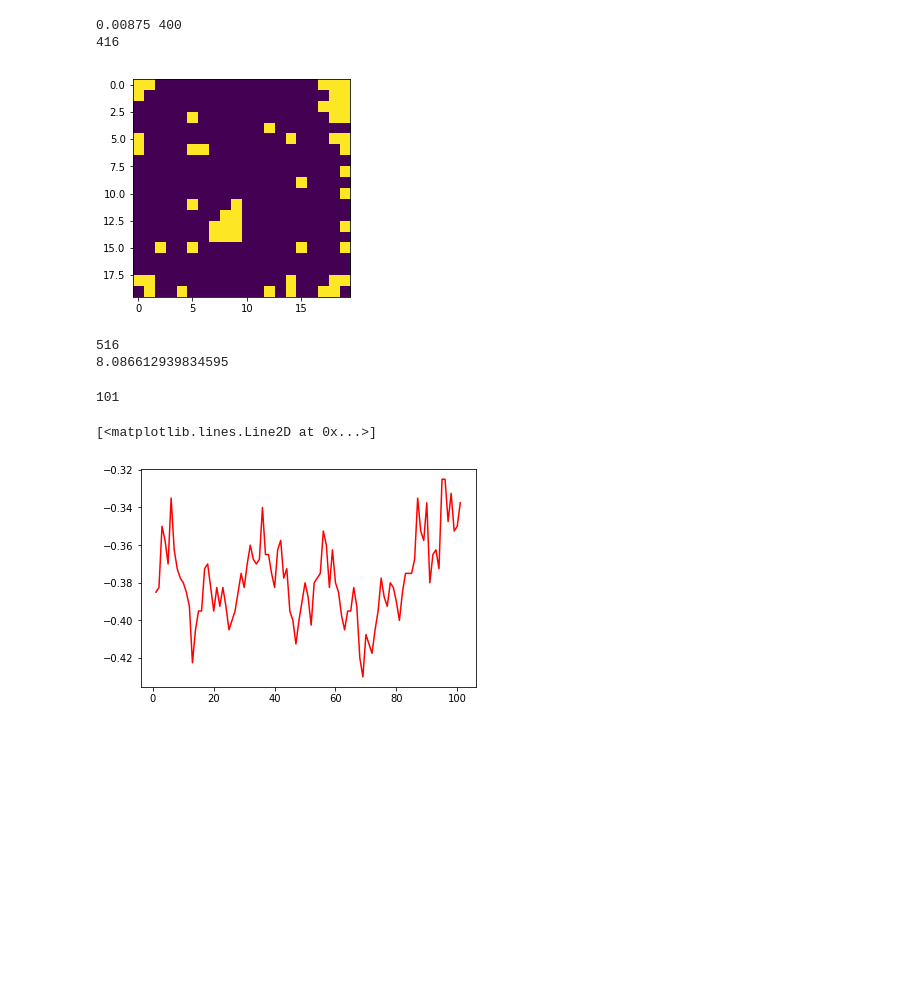
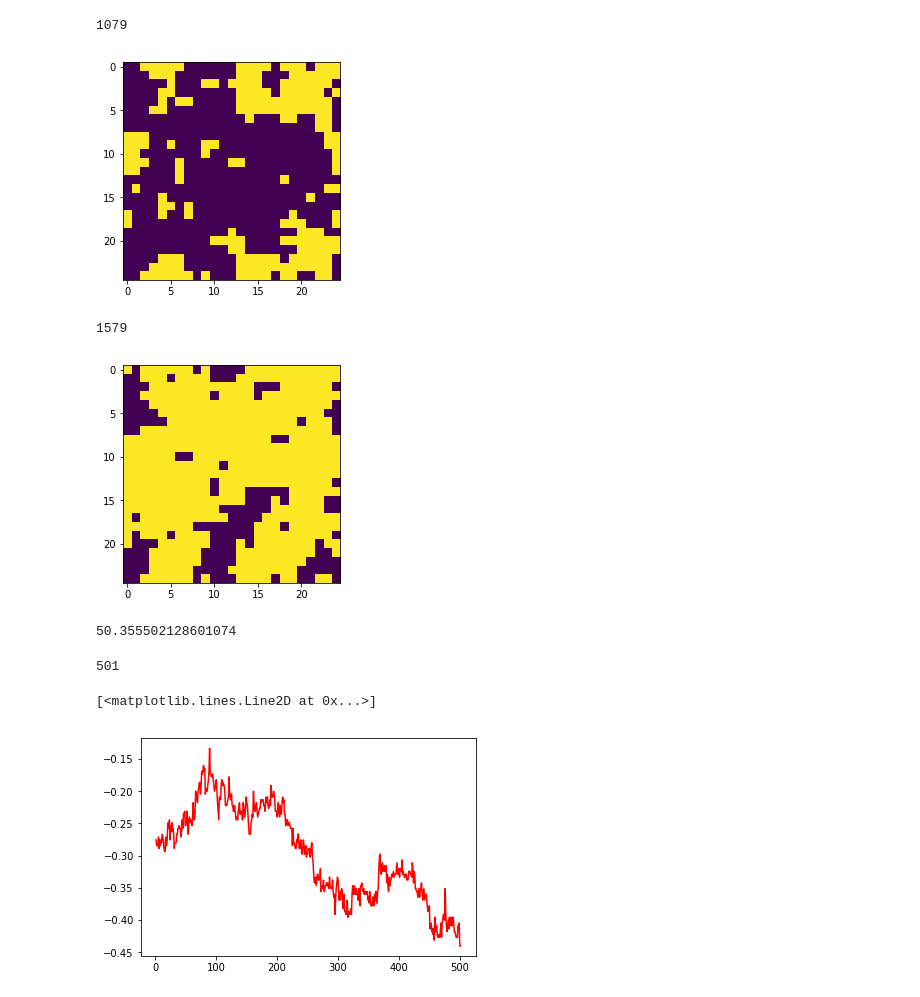
Before and after one commit to StephenWasntAvailable/CompSim18_19, a Jupyter notebook: Ising Project/Ising 2018 Notebook.ipynb, the cells around one changed output. Cells and saved outputs as stored; diff of their text form; code cells hidden in the pictures; blank space fills up the shorter version.

```diff
--- a/Ising Project/Ising 2018 Notebook.ipynb
+++ b/Ising Project/Ising 2018 Notebook.ipynb
@@ -7,32 +7,33 @@ import time
 # %%
 start=time.time()
 
 
-testlattice = IsingSimple([1.0,-1.0], [20, 2.0, 0.0, 1.0, 0], 0, 0, [0, 0, 0])
+testlattice = IsingSimple([1.0,-1.0], [25, 2.15, 0.0, 1.0, 0], 0, 0, [0, 0, 0, 0, 0])
 testlattice.to_equilibrium()
 print(testlattice.observables[0])
 testlattice.lattice_grid()
-testlattice.equilibrium_evolution(100)
+testlattice.equilibrium_evolution(500)
 print(testlattice.observables[0])
+testlattice.lattice_grid()
 
 
 end = time.time()
 print(end - start)
 # %% [output]
-0.00875 400
-416
+1079
-[figure, old version]
+[figure, new version]
-516
-8.086612939834595
+1579
+[figure, added]
+50.355502128601074
 # %%
-t = np.arange(1, 102, 1)
+t = np.arange(1, 502, 1)
 M = testlattice.netmag_per_site
 print(len(t))
 plt.plot(t, M, 'r')
 # %% [output]
-101
+501
 [<matplotlib.lines.Line2D at 0x...>]
-[figure, old version]
+[figure, new version]
 # %%
 E = testlattice.energy_per_site
 print(len(E))
```
Also changed, not shown: parts of 7 cells of this notebook, 1 other file.
